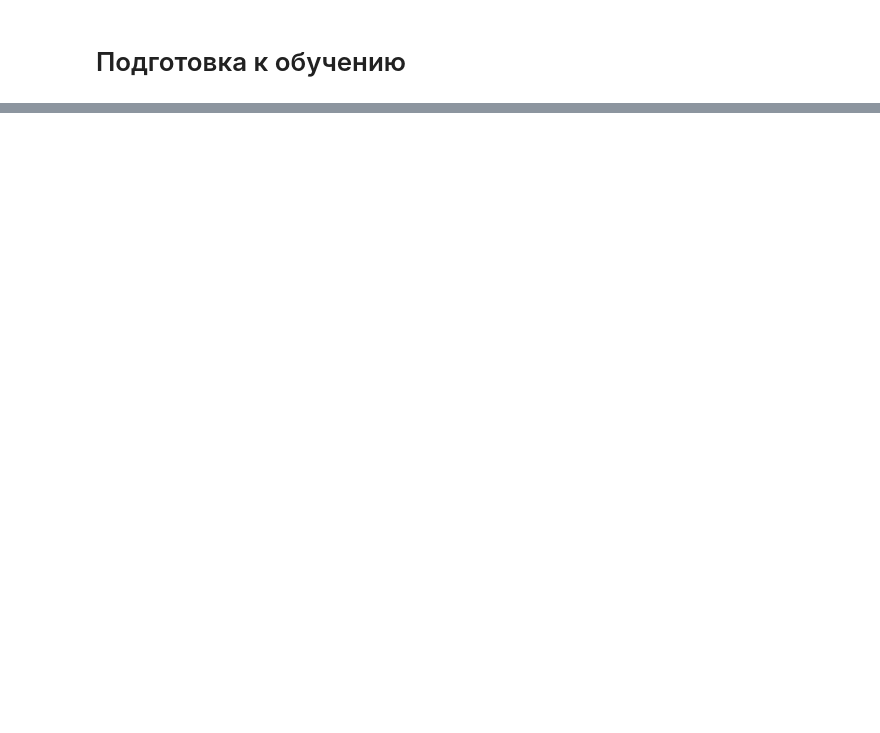
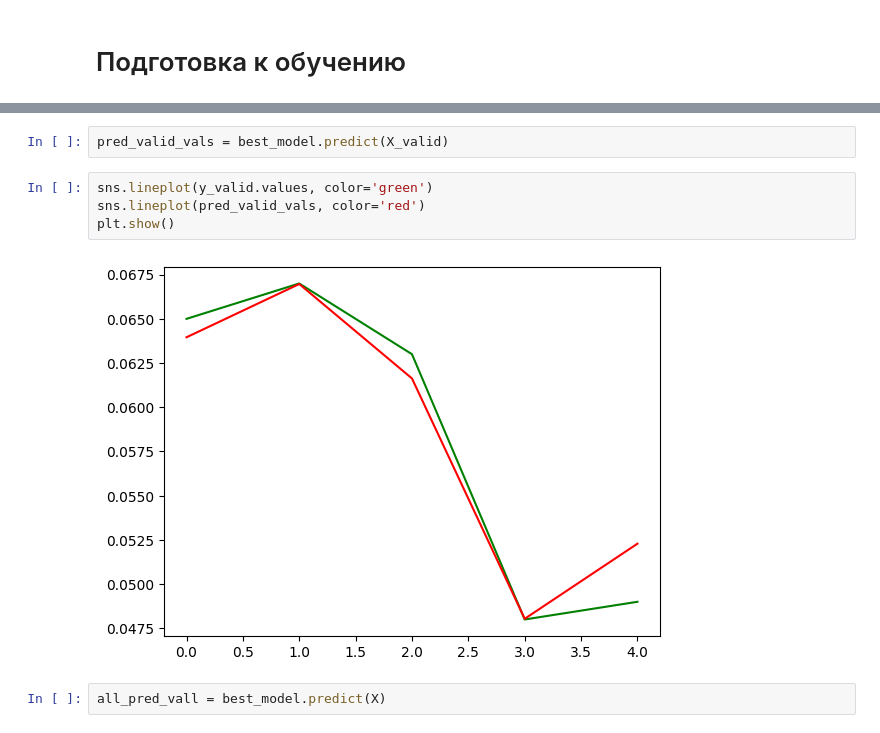
Before and after one commit to Sitd2/danyad, a Jupyter notebook: src/notebooks/1_train_model.ipynb, the cells around one changed output, grey strips where cells are left out. Saved outputs shown, nothing was run; the diff lists cells and outputs as text; blank space fills up the shorter version.

```diff
--- a/src/notebooks/1_train_model.ipynb
+++ b/src/notebooks/1_train_model.ipynb
@@ -74,0 +140,10 @@ NameError: name 'X' is not defined
+# %%
+pred_valid_vals = best_model.predict(X_valid)
+# %%
+sns.lineplot(y_valid.values, color='green')
+sns.lineplot(pred_valid_vals, color='red')
+plt.show()
+# %% [output]
+[figure, added]
+# %%
+all_pred_vall = best_model.predict(X)
```
Also changed, not shown: parts of 18 cells of this notebook, 1 other file.
